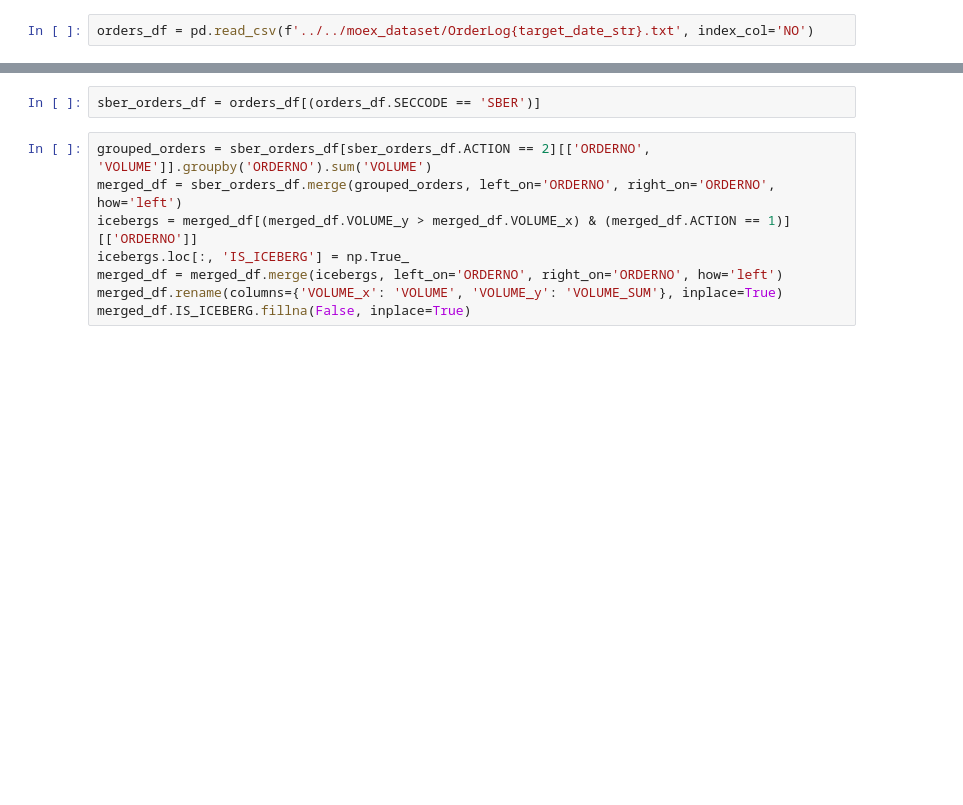
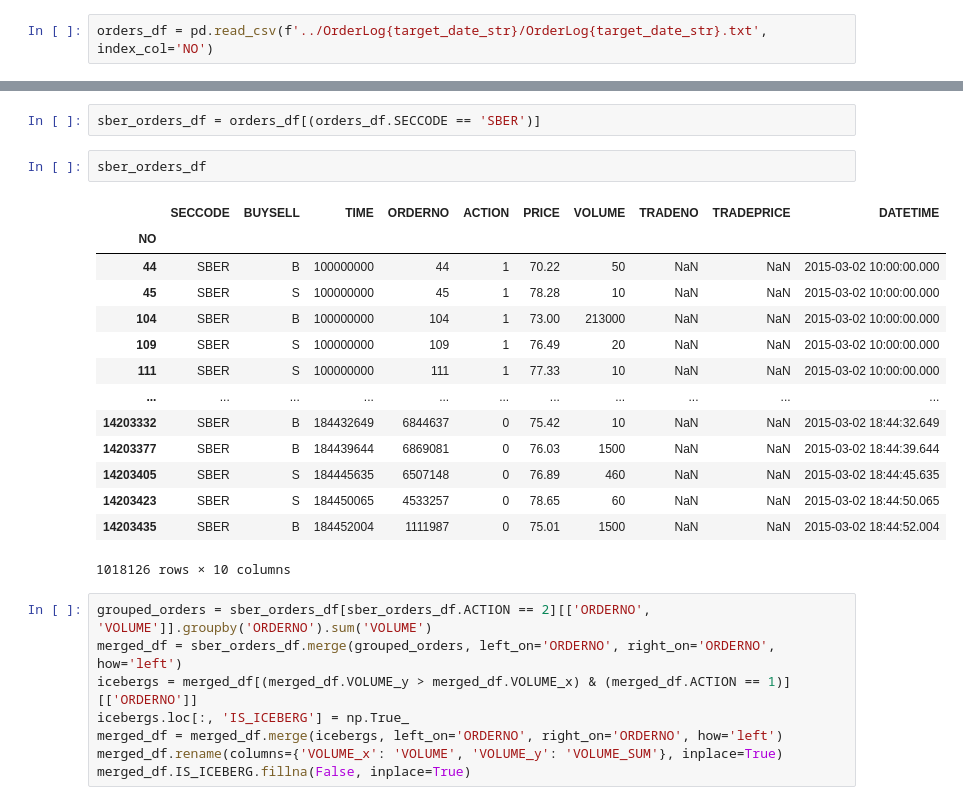
Before and after one commit to lBringerl/spoofing-detection, a Jupyter notebook: eda/moex_momentum_eda.ipynb, the cells around one changed output, grey strips where cells are left out. Saved outputs shown, nothing was run; the diff lists cells and outputs as text; blank space fills up the shorter version.

Commit message:
try moex modeling

```diff
--- a/eda/moex_momentum_eda.ipynb
+++ b/eda/moex_momentum_eda.ipynb
@@ -5,5 +5,5 @@ import numpy as np
 target_date_str = '20150302'
 target_datetime = pd.to_datetime(target_date_str, format='%Y%m%d')
 # %%
-orders_df = pd.read_csv(f'../../moex_dataset/OrderLog{target_date_str}.txt', index_col='NO')
+orders_df = pd.read_csv(f'../OrderLog{target_date_str}/OrderLog{target_date_str}.txt', index_col='NO')
 # %%
@@ -86,6 +86,23 @@ orders_df.VOLUME.dtype
 dtype('int64')
 # %%
 sber_orders_df = orders_df[(orders_df.SECCODE == 'SBER')]
+# %%
+sber_orders_df
+# %% [output]
+|  | SECCODE | BUYSELL | TIME | ORDERNO | ACTION | PRICE | VOLUME | TRADENO | TRADEPRICE | DATETIME |
+| NO |  |  |  |  |  |  |  |  |  |  |
+| 44 | SBER | B | 100000000 | 44 | 1 | 70.22 | 50 | NaN | NaN | 2015-03-02 10:00:00.000 |
+| 45 | SBER | S | 100000000 | 45 | 1 | 78.28 | 10 | NaN | NaN | 2015-03-02 10:00:00.000 |
+| 104 | SBER | B | 100000000 | 104 | 1 | 73.00 | 213000 | NaN | NaN | 2015-03-02 10:00:00.000 |
+| 109 | SBER | S | 100000000 | 109 | 1 | 76.49 | 20 | NaN | NaN | 2015-03-02 10:00:00.000 |
+| 111 | SBER | S | 100000000 | 111 | 1 | 77.33 | 10 | NaN | NaN | 2015-03-02 10:00:00.000 |
+| ... | ... | ... | ... | ... | ... | ... | ... | ... | ... | ... |
+| 14203332 | SBER | B | 184432649 | 6844637 | 0 | 75.42 | 10 | NaN | NaN | 2015-03-02 18:44:32.649 |
+| 14203377 | SBER | B | 184439644 | 6869081 | 0 | 76.03 | 1500 | NaN | NaN | 2015-03-02 18:44:39.644 |
+| 14203405 | SBER | S | 184445635 | 6507148 | 0 | 76.89 | 460 | NaN | NaN | 2015-03-02 18:44:45.635 |
+| 14203423 | SBER | S | 184450065 | 4533257 | 0 | 78.65 | 60 | NaN | NaN | 2015-03-02 18:44:50.065 |
+| 14203435 | SBER | B | 184452004 | 1111987 | 0 | 75.01 | 1500 | NaN | NaN | 2015-03-02 18:44:52.004 |
+1018126 rows × 10 columns
 # %%
 grouped_orders = sber_orders_df[sber_orders_df.ACTION == 2][['ORDERNO', 'VOLUME']].groupby('ORDERNO').sum('VOLUME')
 merged_df = sber_orders_df.merge(grouped_orders, left_on='ORDERNO', right_on='ORDERNO', how='left')
```
Also changed, not shown: parts of 15 cells of this notebook.
